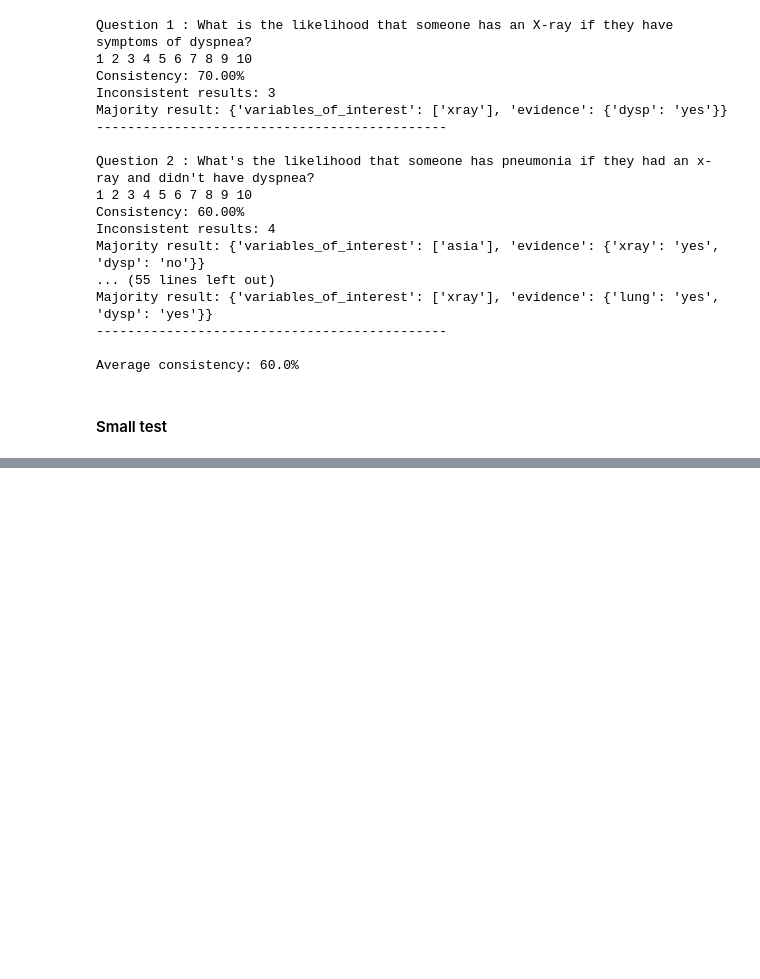
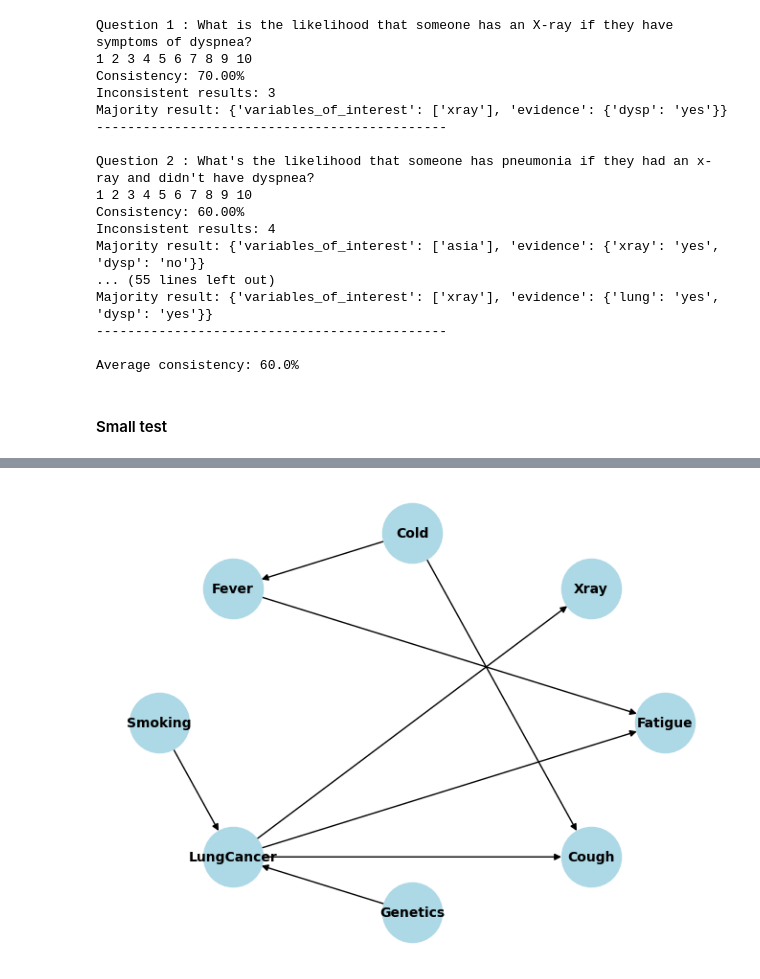
Before and after one commit to minhvoio/recreate-llm-bn, a Jupyter notebook: recreate-exp.ipynb, the cells around one changed output, grey strips where cells are left out. Cells and saved outputs as stored; diff of their text form; code cells hidden in the pictures; blank space fills up the shorter version.

```diff
--- a/recreate-exp.ipynb
+++ b/recreate-exp.ipynb
@@ -299,0 +342,12 @@ NameError: name 'answer_this_prompt' is not defined
+# %%
+# draw bn
+import networkx as nx
+import matplotlib.pyplot as plt
+
+pos = nx.shell_layout(health_bn)  # hoặc nx.spring_layout(), nx.circular_layout()
+nx.draw(health_bn, pos=pos, with_labels=True,
+        node_size=2000, node_color='lightblue',
+        font_size=10, font_weight='bold')
+plt.show()
+# %% [output]
+[figure, added]
```
Also changed, not shown: parts of 7 cells of this notebook, 1 other file.
